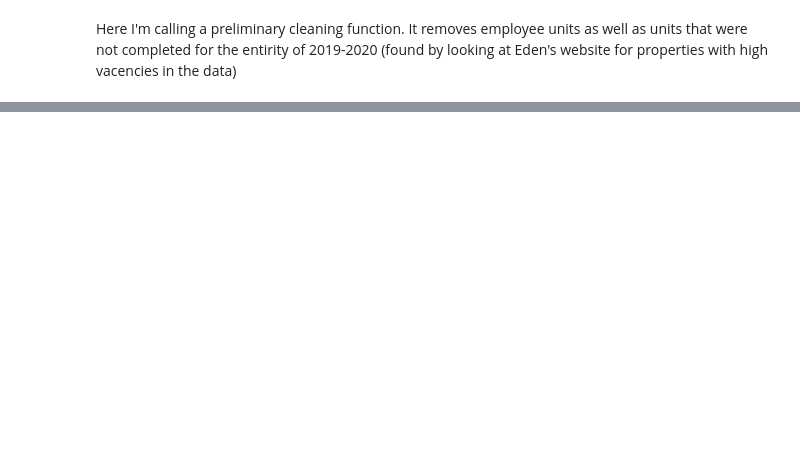
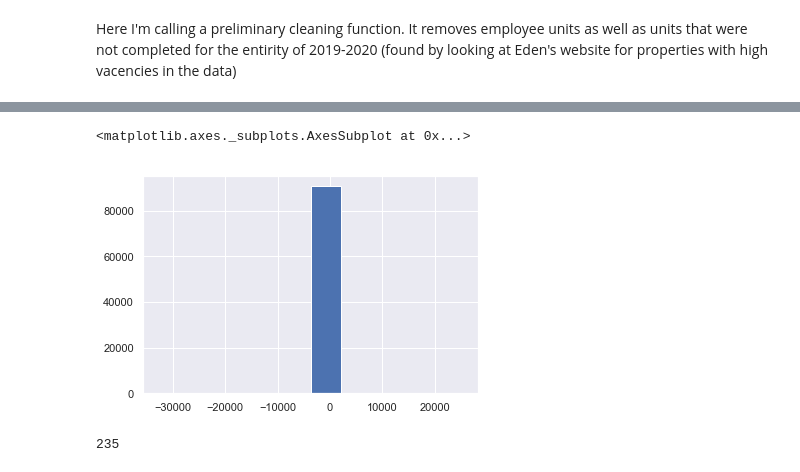
Before and after one commit to qunderriner/eden_rent_roll, a Jupyter notebook: 1_29_20_Full_Eden_load_and_clean.ipynb, the cells around one changed output, grey strips where cells are left out. Drawn from its saved outputs; the diff is of its cells as text; code cells hidden in the pictures; blank space fills up the shorter version.

Commit message:
finished load data pipeline

```diff
--- a/1_29_20_Full_Eden_load_and_clean.ipynb
+++ b/1_29_20_Full_Eden_load_and_clean.ipynb
@@ -103,0 +130,6 @@ eden_residents_clean = eden_data_functions.filter_eden_resident(eden_residents_c
+# %%
+#merge data now using fuzzy matching
+eden_merged_fuzzy = eden_data_functions.keep_high_scores_and_merge(df_tenants_clean,eden_residents_clean,merge_table_big)
+# %%
+# drop and rename cols post merge
+eden_merged_fuzzy = eden_data_functions.drop_cols_post_merge(eden_merged_fuzzy)
@@ -103,0 +143,13 @@ eden_residents_clean = eden_data_functions.filter_eden_resident(eden_residents_c
+# %%
+eden_row_level = melt_rows(eden_merged_fuzzy)
+# %%
+#clearly need to drop some outliers
+eden_row_level["Tenant Percent Collected"].hist()
+# %% [output]
+<matplotlib.axes._subplots.AxesSubplot at 0x...>
+[figure, added]
+# %%
+#removing payment percentages greater than or less than 500 drops 235 of the ~90k entries
+len(eden_row_level) - len(eden_row_level[(eden_row_level["Tenant Percent Collected"]>-400)&(eden_row_level["Tenant Percent Collected"]<400)])
+# %% [output]
+235
```
Also changed, not shown: parts of 11 cells of this notebook.
